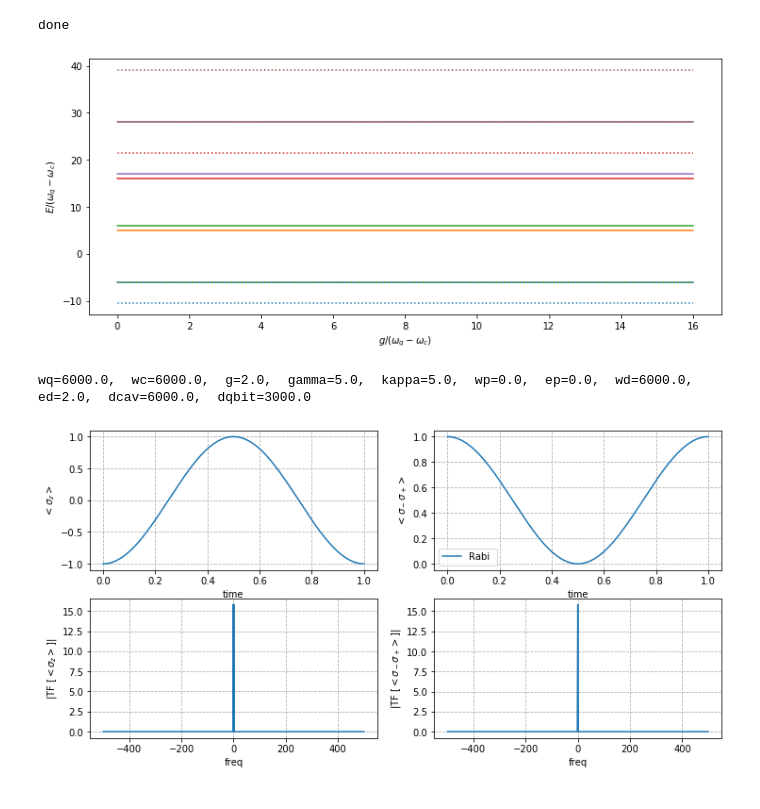
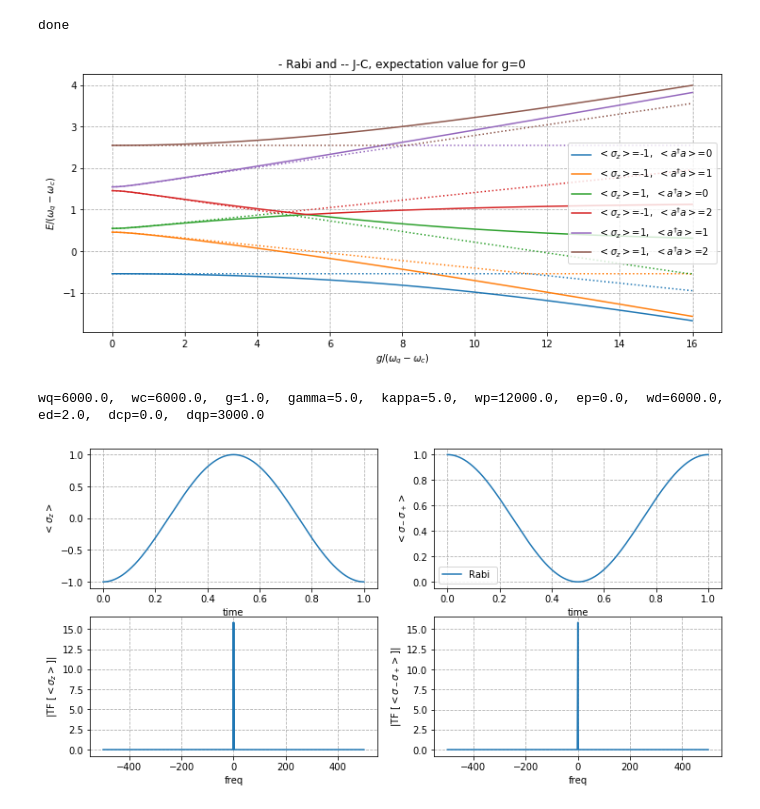
Before and after one commit to MVillius/star3gate, a Jupyter notebook: Full_0.ipynb, the cells around one changed output. Cells and saved outputs as stored; diff of their text form; code cells hidden in the pictures.

Commit message:
Code working if sys.Dynamics recalled every time a parameter is changed

```diff
--- a/Full_0.ipynb
+++ b/Full_0.ipynb
@@ -377,0 +406,12 @@ print('done')
+# %%
+''' Vacuum Rabi Splitting   '''
+sys = system()
+#print(sys.print_args('inline'))
+g_list = np.array([10])
+w_drive_list, s_abs_list = [], []
+for ii, g in enumerate(g_list):
+    sys.twopi_update({'g':g})
+    sys.Dynamics(Htype='Rabi', isD=True)
+    w_drive, s_abs = absorption_spectrum(sys, sp=3, N=31, printing=True)
+    w_drive_list.append(w_drive)
+    s_abs_list.append(s_abs)
@@ -403,12 +443,0 @@ Text(0.5, 0, '$g/2\\pi$')
-# %%
-''' Vacuum Rabi Splitting   '''
-sys = system()
-#print(sys.print_args('inline'))
-sys.Dynamics(Htype='Rabi', isD=True)
-g_list = np.array([10])
-w_drive_list, s_abs_list = [], []
-for ii, g in enumerate(g_list):
-    sys.twopi_update({'g':g})
-    w_drive, s_abs = absorption_spectrum(sys, sp=3, N=21, printing=True)
-    w_drive_list.append(w_drive)
-    s_abs_list.append(s_abs)
@@ -441,51 +444,55 @@ plt.show()
 # %%
 ''' Spectrum vs g '''
 sys = system(w_qubit=6e3,w_cav=5.5e3)
 g_list = np.linspace(1,8000,100)
-sys.Dynamics('Rabi', isD=False)
-nrj_list, state_list = eigenspectrum(sys, 'g', g_list)
-sys.Dynamics('JC', isD=False)
-nrj_rwa_list, state_rwa_list = eigenspectrum(sys, 'g', g_list)
+nrj_list, state_list = eigenspectrum(sys, 'Rabi', 'g', g_list)
+nrj_rwa_list, state_rwa_list = eigenspectrum(sys, 'JC', 'g', g_list)
 print('done')
 
 ''' Plotting '''
 Nst   = 6
 xscal = sys.freqs('w_qubit')-sys.freqs('w_cav')
-yscal = sys.freqs('w_qubit')-sys.freqs('w_cav')
+yscal = sys.freqs('w_cav')
 xaxis = g_list/xscal
+ex_sz = [qt.expect(sz ,state_list[ii][0]) for ii in range(Nst)]
+ex_aa = [qt.expect(a.dag()*a ,state_list[ii][0]) for ii in range(Nst)]
+label = [r'$<\sigma_z>$=%.0f,  $<a^\dag a>$=%.0f'%(ex_sz[ii],ex_aa[ii]) for ii in range(Nst)]
 fig, ax = plt.subplots(figsize=(12,5))
-[ax.plot(xaxis, nrj_list[ii]/yscal, color='C'+str(ii)) for ii in range(Nst)]
+[ax.plot(xaxis, nrj_list[ii]/yscal, color='C'+str(ii), label=label[ii]) for ii in range(Nst)]
 [ax.plot(xaxis, nrj_rwa_list[ii]/yscal, ':', color='C'+str(ii)) for ii in range(Nst)]
 #ax.axvline(1, c='k')
 #ax.axvline(sys.args['w_qubit']/xscal, c='k')
 #ax[0].set_xlim([-100,1000])
 ax.set_xlabel(r'$g / (\omega_q-\omega_c)$')
 ax.set_ylabel(r'$E / (\omega_q-\omega_c)$')
+ax.set_title(r'- Rabi and -- J-C, expectation value for g=0')
+ax.grid(linestyle='--')
+ax.legend()
+
 plt.show()
 # %% [output]
 done
-[figure, old version]
+[figure, new version]
 # %%
 ''' Time and frequency visualisation '''
 
 sys = system(w_qubit=6e3, g=1e0, e_drive=2)
 print(sys.print_args('inline'))
-sys.Hamiltonian('TLS')
-H = sys.operators['H']
+sys.Dynamics(Htype='TLS', isD=False)
+
+H     = sys.operators['H']
 psi0  = vac
 times = np.linspace(0,1,1001)
-D     = []
+D     = sys.operators['D']
 obs   = [sz, sm*sm.dag()]
 args  = sys.args
+
 result = qt.mesolve(H, psi0, times, D, obs, args=args, options=options)
-#H_rwa = HRWA_gen(args)
-#result_rwa = qt.mesolve(H_rwa, psi0, times, D, obs, args=args, options=options)
 
 sz_fft   = nf.fftshift(nf.fft(result.expect[0], norm='ortho'))
 smsp_fft = nf.fftshift(nf.fft(result.expect[1], norm='ortho'))
 freqs    = nf.fftshift(nf.fftfreq(len(times), times[1]-times[0]))
 
-#smsp_rwa_fft = nf.fftshift(nf.fft(result_rwa.expect[1], norm='ortho'))
 
 fig, ax = plt.subplots(2,2, figsize=(12,6))
 ax[0,0].plot(times, result.expect[0], '-')
@@ -497,17 +504,15 @@ ax[1,0].set_ylabel(r'|TF $[<\sigma_z>]$|')
 ax[1,0].set_xlabel('freq')
 ax[1,0].grid(linestyle='--')
 ax[0,1].plot(times, result.expect[1], label='Rabi ')
-#ax[0,1].plot(times, result_rwa.expect[1], '--', label='RWA')
 ax[0,1].legend()
 ax[0,1].set_ylabel(r'$<\sigma_-\sigma_+>$')
 ax[0,1].grid(linestyle='--')
 ax[0,1].set_xlabel('time')
 ax[1,1].plot(freqs[:], np.abs(smsp_fft[:]), label='Rabi ')
-#ax[1,1].plot(freqs[:], np.abs(smsp_rwa_fft[:]), '--', label='RWA')
 ax[1,1].set_ylabel(r'|TF $[<\sigma_-\sigma_+>]$|')
 ax[1,1].set_xlabel('freq')
 ax[1,1].grid(linestyle='--')
 #ax[1,1].set_ylim([0,0.2])
 # %% [output]
-wq=6000.0,  wc=6000.0,  g=2.0,  gamma=5.0,  kappa=5.0,  wp=0.0,  ep=0.0,  wd=6000.0,  ed=2.0,  dcav=6000.0,  dqbit=3000.0
+wq=6000.0,  wc=6000.0,  g=1.0,  gamma=5.0,  kappa=5.0,  wp=12000.0,  ep=0.0,  wd=6000.0,  ed=2.0,  dcp=0.0,  dqp=3000.0
 [figure]
```
Also changed, not shown: parts of 10 cells of this notebook.
